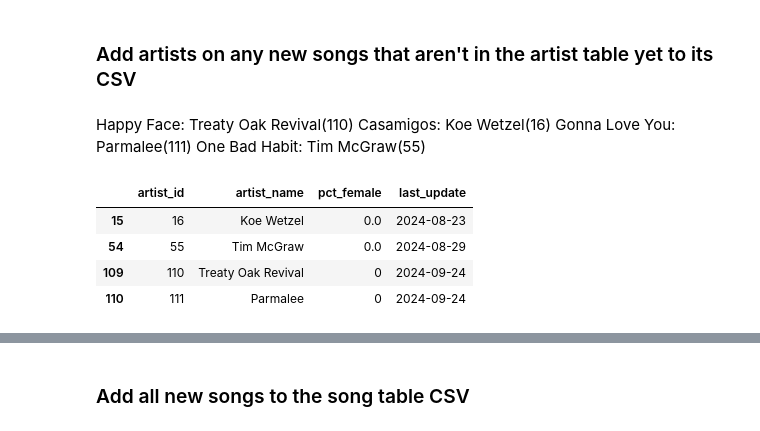
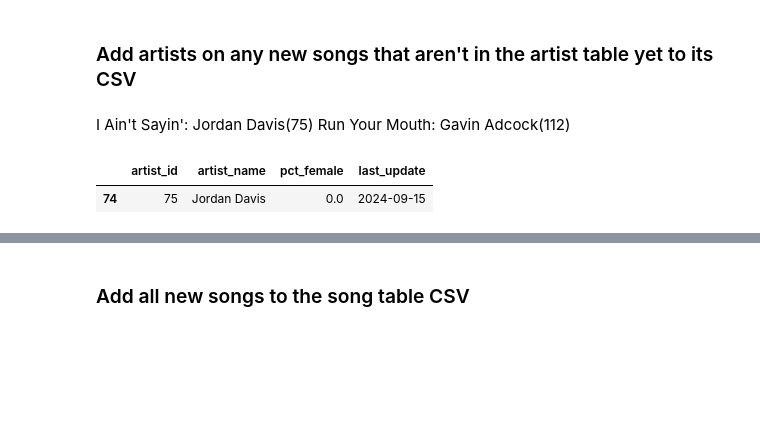
Before and after one commit to jwmanahan/billboard, a Jupyter notebook: add_new_week.ipynb, the cells around one changed output, grey strips where cells are left out. Cells and saved outputs as stored; diff of their text form; code cells hidden in the pictures; blank space fills up the shorter version.

```diff
--- a/add_new_week.ipynb
+++ b/add_new_week.ipynb
@@ -147,24 +147,17 @@ print(list(new_song_to_rank.keys()))
 # %%
 df_artist = pd.read_csv('source_data/artist.csv')
 # %% [markdown]
-Happy Face: Treaty Oak Revival(110)
-Casamigos: Koe Wetzel(16)
-Gonna Love You: Parmalee(111)
-One Bad Habit: Tim McGraw(55)
+I Ain't Sayin': Jordan Davis(75)
+Run Your Mouth: Gavin Adcock(112)
 # %%
 new_song_artists = [
-    'Treaty Oak Revival'
-    , 'Koe Wetzel'
-    , 'Parmalee'
-    , 'Tim McGraw'
+    'Jordan Davis'
+    , 'Gavin Adcock'
 ]
 df_artist[df_artist['artist_name'].isin(new_song_artists)]
 # %% [output]
 |  | artist_id | artist_name | pct_female | last_update |
-| 15 | 16 | Koe Wetzel | 0.0 | 2024-08-23 |
-| 54 | 55 | Tim McGraw | 0.0 | 2024-08-29 |
-| 109 | 110 | Treaty Oak Revival | 0 | 2024-09-24 |
-| 110 | 111 | Parmalee | 0 | 2024-09-24 |
+| 74 | 75 | Jordan Davis | 0.0 | 2024-09-15 |
 # %%
 df_artist['artist_id'].max()
 # %% [output]
```
Also changed, not shown: parts of 31 cells of this notebook, 5 other files.
